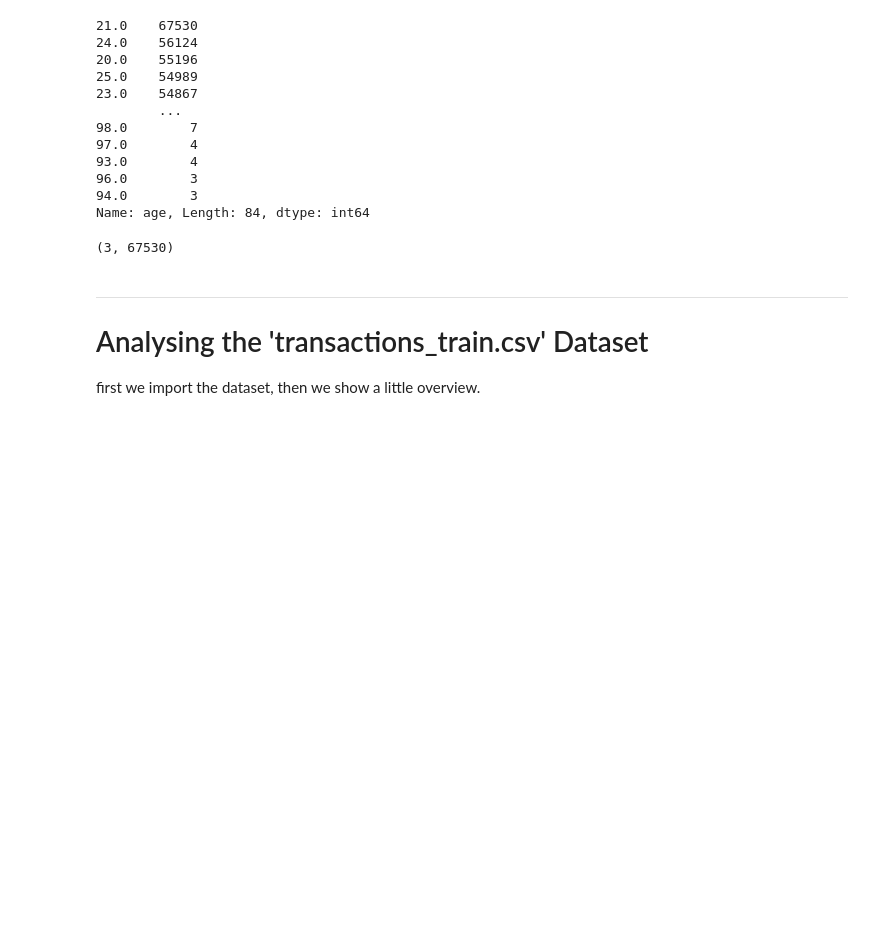
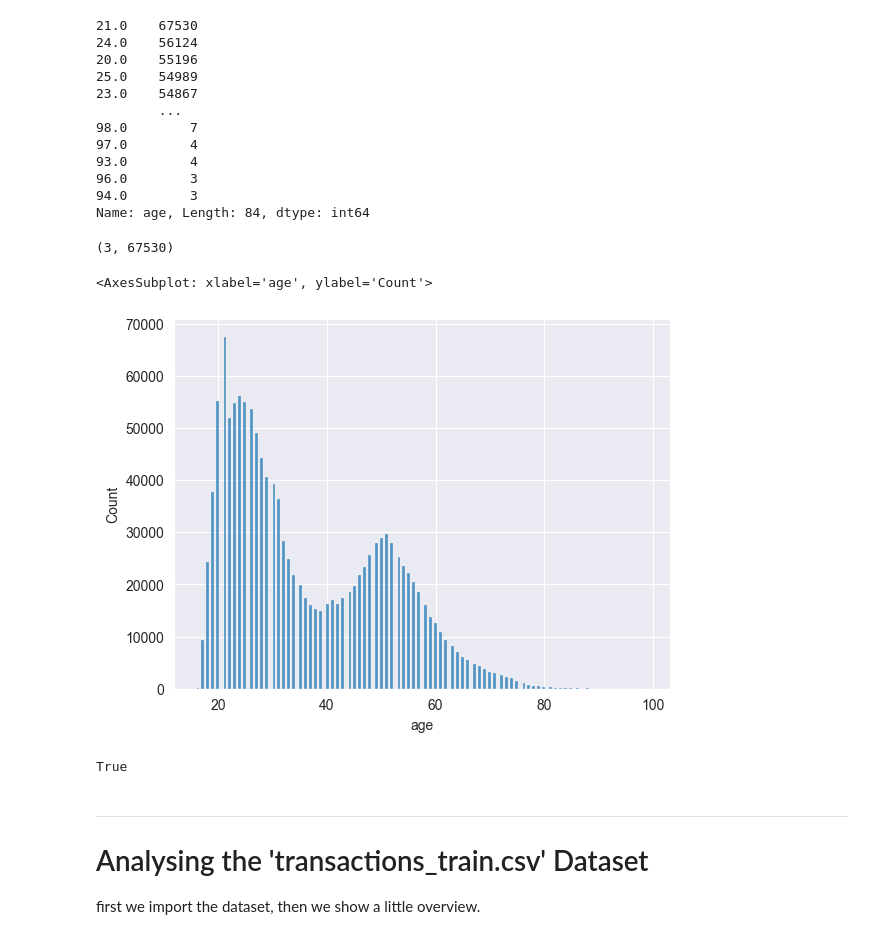
Before and after one commit to LienM/ai-project-23-24, a Jupyter notebook: BasTobback/EDA_onPC.ipynb, the cells around one changed output. Cells and saved outputs as stored; diff of their text form; code cells hidden in the pictures; blank space fills up the shorter version.

```diff
--- a/BasTobback/EDA_onPC.ipynb
+++ b/BasTobback/EDA_onPC.ipynb
@@ -187,6 +497,16 @@ Name: age, Length: 84, dtype: int64
 customers["age"].value_counts().min(), customers["age"].value_counts().max()
 # %% [output]
 (3, 67530)
+# %%
+sns.histplot(customers["age"])
+# %% [output]
+<AxesSubplot: xlabel='age', ylabel='Count'>
+[figure, added]
+# %%
+# check if there are as many unique customer IDs as there are entrances, in other words, no duplicate customers
+len(customers["customer_id"]) == cshape
+# %% [output]
+True
 # %% [markdown]
 ---
 # Analysing the 'transactions_train.csv' Dataset
```
Also changed, not shown: parts of 43 cells of this notebook.
